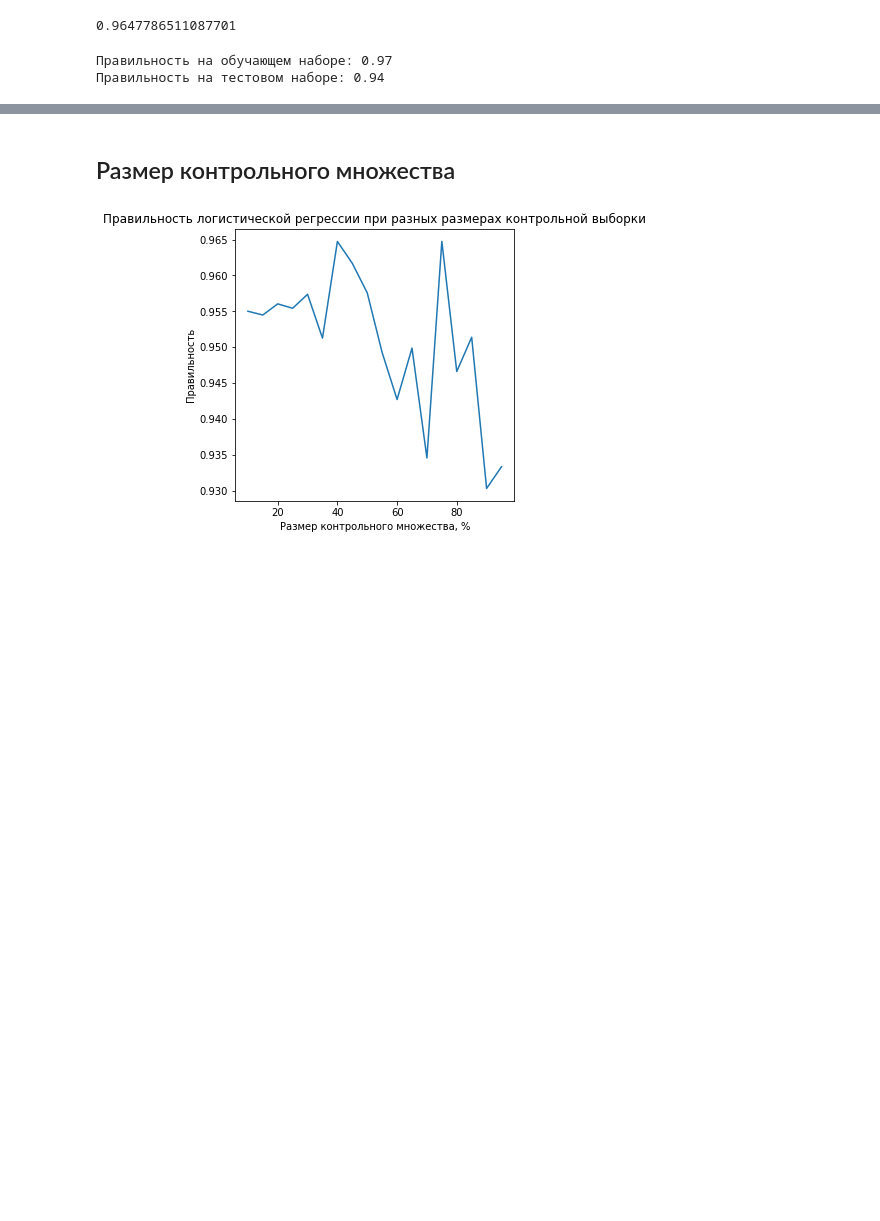
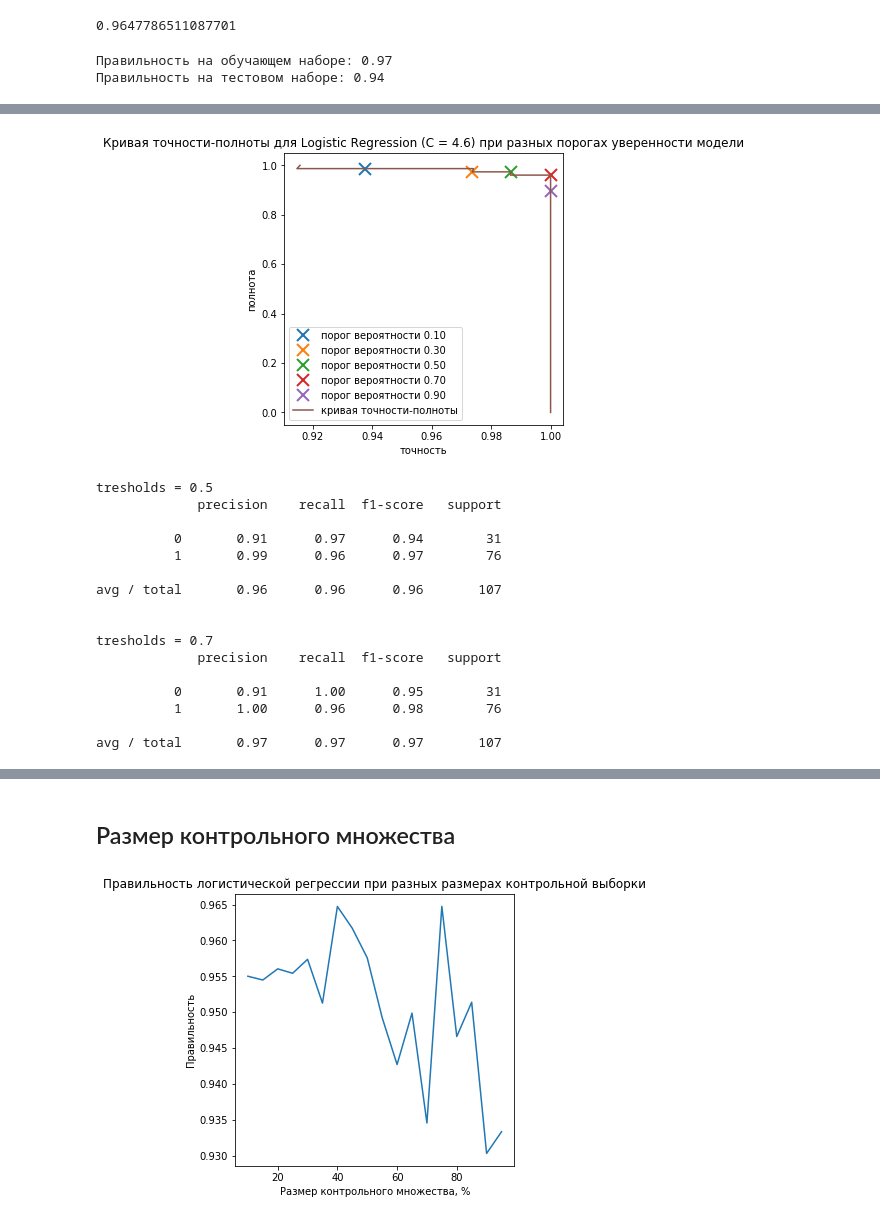
Before and after one commit to KarrieH/Breast_Can-er_training_ScikitLearn, a Jupyter notebook: log_reg_CancerData.ipynb, the cells around one changed output, grey strips where cells are left out. Saved outputs shown, nothing was run; the diff lists cells and outputs as text; code cells hidden in the pictures; blank space fills up the shorter version.

```diff
--- a/log_reg_CancerData.ipynb
+++ b/log_reg_CancerData.ipynb
@@ -318,0 +245,47 @@ plt.show()
+# %%
+# при такой же полноте, можем увеличить показатель точноси до 97%, увеличичив порог вероятности до 70%
+# (только там, где алгоритм сильнее уверен, он должен ставить метку класса 1. Порог вероятности д б больше)
+
+
+precision, recall, tresholds = precision_recall_curve(y_valid, log_reg.predict_proba(X_valid)[:,1])
+
+for i in np.arange(0.1,1,0.2):
+    close_point = np.argmin(np.abs(tresholds - i))
+
+
+    plt.plot(precision[close_point], recall[close_point], 'x',
+             markersize=12, label="порог вероятности {:.2f}".format(i), fillstyle="none", mew=2)
+
+plt.plot(precision, recall, label = 'кривая точности-полноты')
+plt.xlabel('точность')
+plt.ylabel('полнота')
+plt.title('Кривая точности-полноты для Logistic Regression (C = 4.6) при разных порогах уверенности модели')
+plt.legend(loc = 'best')
+plt.show()
+
+rcParams['figure.figsize'] = 5, 5
+
+print('tresholds = 0.5')
+print(classification_report(y_valid,log_reg.predict(X_valid)))
+print()
+print('tresholds = 0.7')
+y_pred_rise_threshold = log_reg.predict_proba(X_valid) >= 0.7
+print(classification_report(y_valid,y_pred_rise_threshold[:,1]))
+# %% [output]
+[figure, added]
+tresholds = 0.5
+             precision    recall  f1-score   support
+
+          0       0.91      0.97      0.94        31
+          1       0.99      0.96      0.97        76
+
+avg / total       0.96      0.96      0.96       107
+
+
+tresholds = 0.7
+             precision    recall  f1-score   support
+
+          0       0.91      1.00      0.95        31
+          1       1.00      0.96      0.98        76
+
+avg / total       0.97      0.97      0.97       107
```
Also changed, not shown: parts of 34 cells of this notebook.
